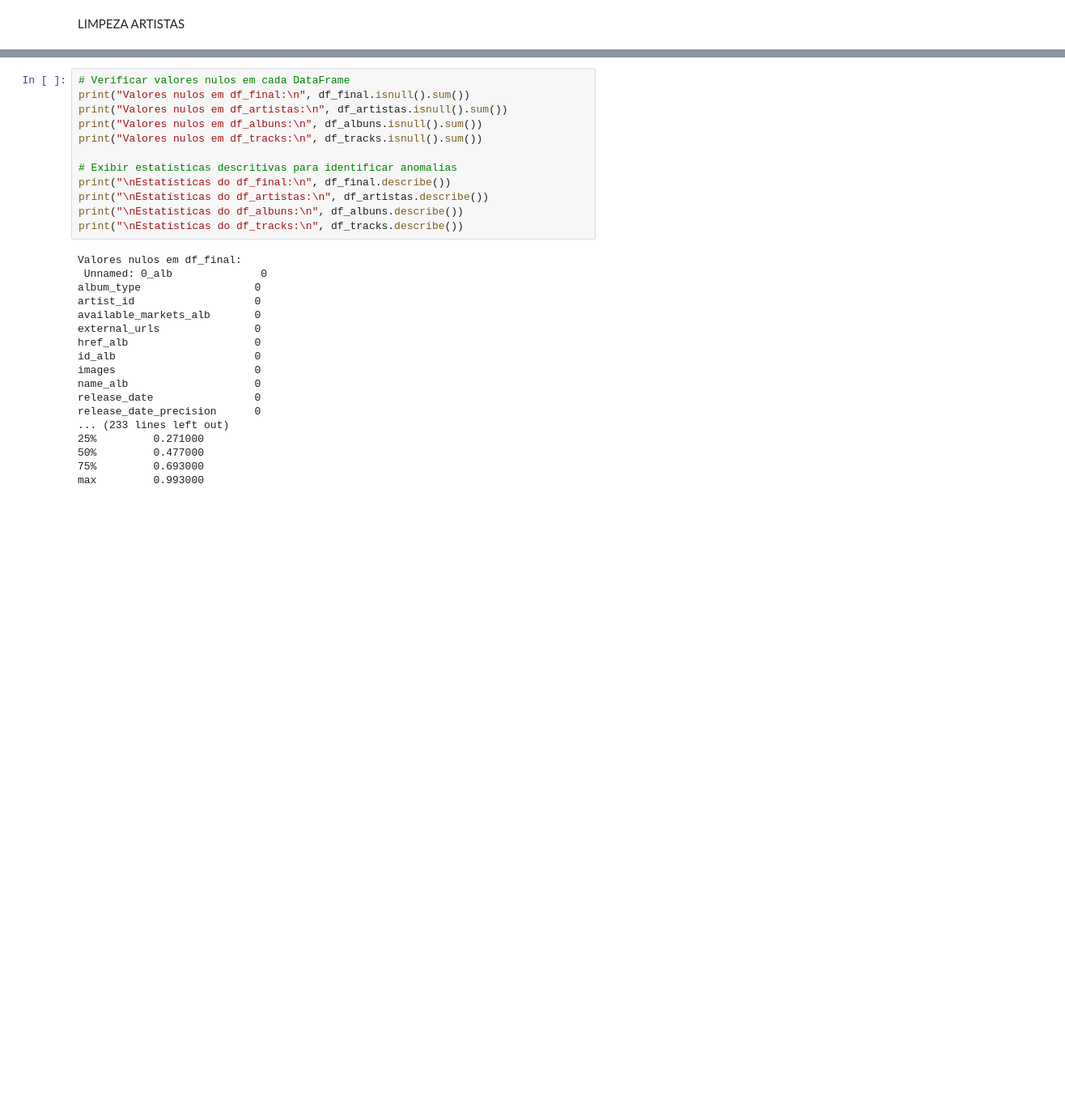
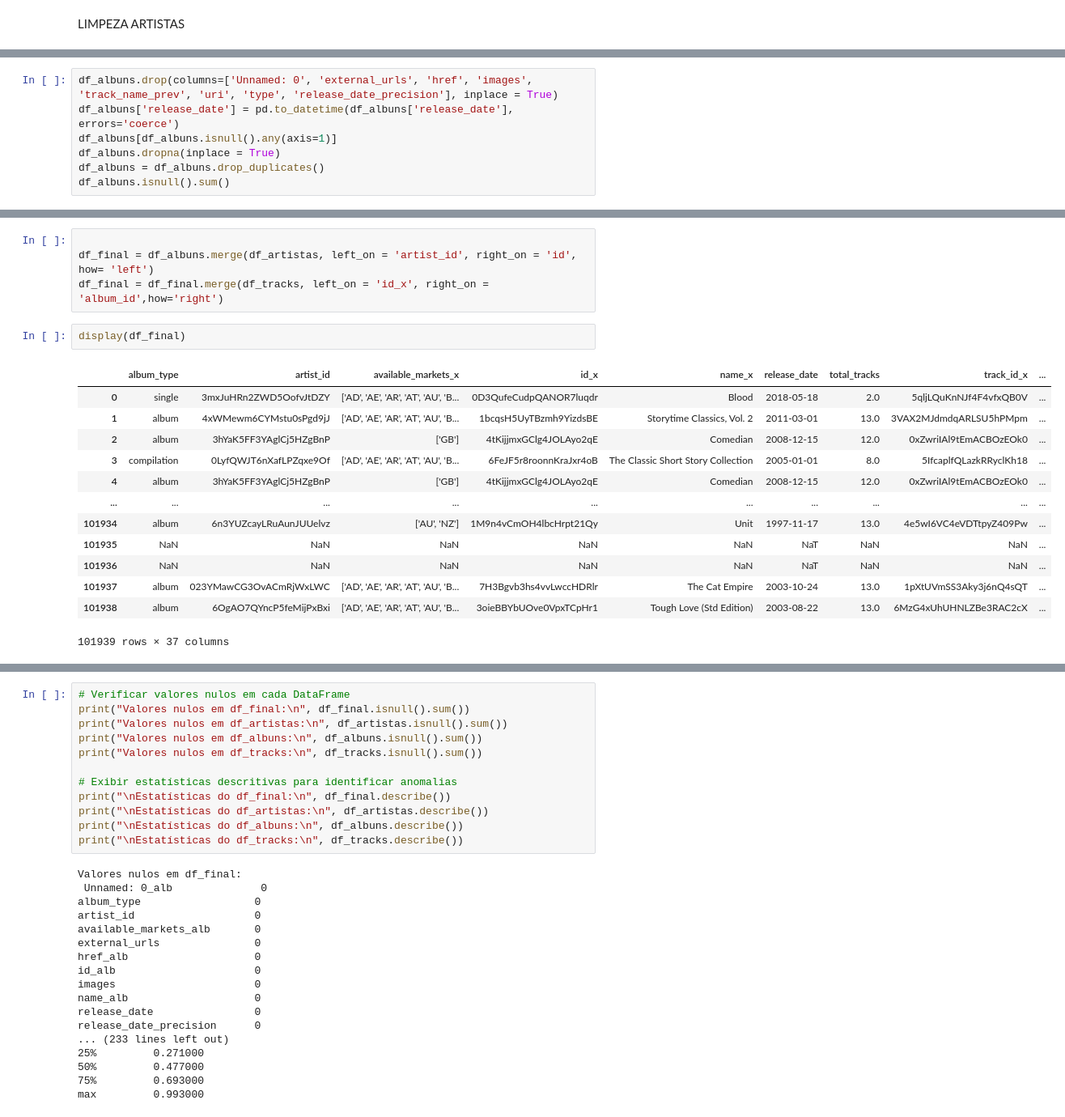
Before and after one commit to mat-haug/Treinamento-1, a Jupyter notebook: TREINAMENTO_1.ipynb, the cells around one changed output, grey strips where cells are left out. Shown at 81% size. Cells and saved outputs as stored; diff of their text form; blank space fills up the shorter version.

```diff
--- a/TREINAMENTO_1.ipynb
+++ b/TREINAMENTO_1.ipynb
@@ -155,0 +103,7 @@ LIMPEZA DOS ARTISTAS
+# %%
+df_albuns.drop(columns=['Unnamed: 0', 'external_urls', 'href', 'images', 'track_name_prev', 'uri', 'type', 'release_date_precision'], inplace = True)
+df_albuns['release_date'] = pd.to_datetime(df_albuns['release_date'], errors='coerce')
+df_albuns[df_albuns.isnull().any(axis=1)]
+df_albuns.dropna(inplace = True)
+df_albuns = df_albuns.drop_duplicates()
+df_albuns.isnull().sum()
@@ -156,3 +163,23 @@ LIMPEZA DOS ARTISTAS
+# %%
+
+df_final = df_albuns.merge(df_artistas, left_on = 'artist_id', right_on = 'id', how= 'left')
+df_final = df_final.merge(df_tracks, left_on = 'id_x', right_on = 'album_id',how='right')
+# %%
+display(df_final)
+# %% [output]
+|  | album_type | artist_id | available_markets_x | id_x | name_x | release_date | total_tracks | track_id_x | ... |
+| 0 | single | 3mxJuHRn2ZWD5OofvJtDZY | ['AD', 'AE', 'AR', 'AT', 'AU', 'B... | 0D3QufeCudpQANOR7luqdr | Blood | 2018-05-18 | 2.0 | 5qljLQuKnNJf4F4vfxQB0V | ... |
+| 1 | album | 4xWMewm6CYMstu0sPgd9jJ | ['AD', 'AE', 'AR', 'AT', 'AU', 'B... | 1bcqsH5UyTBzmh9YizdsBE | Storytime Classics, Vol. 2 | 2011-03-01 | 13.0 | 3VAX2MJdmdqARLSU5hPMpm | ... |
+| 2 | album | 3hYaK5FF3YAglCj5HZgBnP | ['GB'] | 4tKijjmxGClg4JOLAyo2qE | Comedian | 2008-12-15 | 12.0 | 0xZwriIAl9tEmACBOzEOk0 | ... |
+| 3 | compilation | 0LyfQWJT6nXafLPZqxe9Of | ['AD', 'AE', 'AR', 'AT', 'AU', 'B... | 6FeJF5r8roonnKraJxr4oB | The Classic Short Story Collection | 2005-01-01 | 8.0 | 5IfcaplfQLazkRRyclKh18 | ... |
+| 4 | album | 3hYaK5FF3YAglCj5HZgBnP | ['GB'] | 4tKijjmxGClg4JOLAyo2qE | Comedian | 2008-12-15 | 12.0 | 0xZwriIAl9tEmACBOzEOk0 | ... |
+| ... | ... | ... | ... | ... | ... | ... | ... | ... | ... |
+| 101934 | album | 6n3YUZcayLRuAunJUUelvz | ['AU', 'NZ'] | 1M9n4vCmOH4lbcHrpt21Qy | Unit | 1997-11-17 | 13.0 | 4e5wI6VC4eVDTtpyZ409Pw | ... |
+| 101935 | NaN | NaN | NaN | NaN | NaN | NaT | NaN | NaN | ... |
+| 101936 | NaN | NaN | NaN | NaN | NaN | NaT | NaN | NaN | ... |
+| 101937 | album | 023YMawCG3OvACmRjWxLWC | ['AD', 'AE', 'AR', 'AT', 'AU', 'B... | 7H3Bgvb3hs4vvLwccHDRlr | The Cat Empire | 2003-10-24 | 13.0 | 1pXtUVmSS3Aky3j6nQ4sQT | ... |
+| 101938 | album | 6OgAO7QYncP5feMijPxBxi | ['AD', 'AE', 'AR', 'AT', 'AU', 'B... | 3oieBBYbUOve0VpxTCpHr1 | Tough Love (Std Edition) | 2003-08-22 | 13.0 | 6MzG4xUhUHNLZBe3RAC2cX | ... |
+101939 rows × 37 columns
 # %%
 
 # Carregar os dados
```
Also changed, not shown: parts of 21 cells of this notebook.
